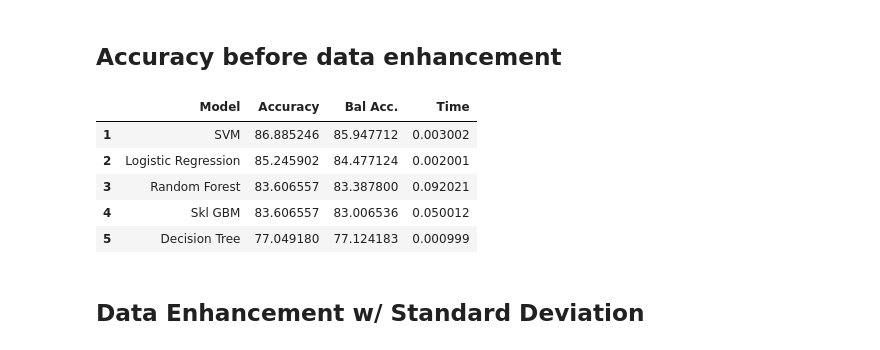
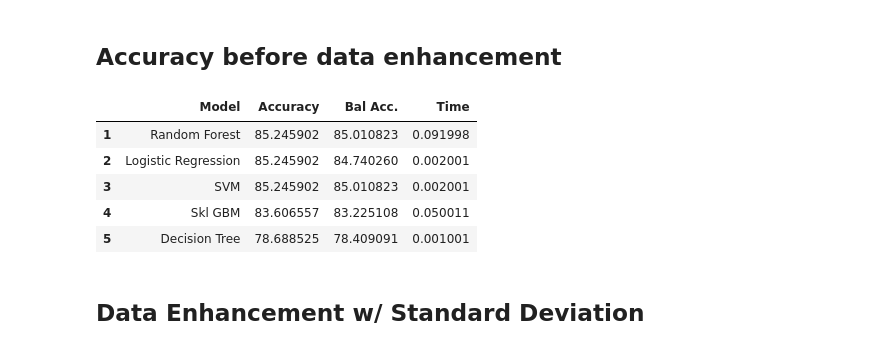
Before and after one commit to jeno-lustyik/hippocratia-challenge, a Jupyter notebook: test.ipynb, the cells around one changed output. Drawn from its saved outputs; the diff is of its cells as text; code cells hidden in the pictures.

```diff
--- a/test.ipynb
+++ b/test.ipynb
@@ -33,44 +33,44 @@ x
 # %% [markdown]
 ## Accuracy before data enhancement
 # %%
-x_train, x_test, y_train, y_test = train_test_split(x, y, test_size=0.2, random_state=0)
+x_train, x_test, y_train, y_test = train_test_split(x, y, test_size=0.2, random_state=0, stratify= y)
 
 x_train = StandardScaler().fit_transform(x_train)
 x_test = StandardScaler().fit_transform(x_test)
 
 results = pd.DataFrame({'Model': [], 'Accuracy': [], 'Bal Acc.': [], 'Time': []})
 
 classifiers = {
     "Decision Tree": DecisionTreeClassifier(),
-    "Random Forest": RandomForestClassifier(n_estimators=100),
-    "Skl GBM": GradientBoostingClassifier(n_estimators=100),
+    "Random Forest": RandomForestClassifier(),
+    "Skl GBM": GradientBoostingClassifier(),
     "Logistic Regression": LogisticRegression(),
     "SVM": SVC()
 }
 
 for model_name, model in classifiers.items():
     start_time = time.time()
     model.fit(x_train, y_train)
     pred = model.predict(x_test)
 
     total_time = time.time() - start_time
 
     results = results.append({"Model": model_name,
                               "Accuracy": metrics.accuracy_score(y_test, pred) * 100,
                               "Bal Acc.": metrics.balanced_accuracy_score(y_test, pred) * 100,
                               "Time": total_time},
                              ignore_index=True)
 
 results_ord = results.sort_values(by=['Accuracy'], ascending=False, ignore_index=True)
 results_ord.index += 1
 results_ord.style.bar(subset=['Accuracy', 'Bal Acc.'], vmin=0, vmax=100, color='#5fba7d')
 # %% [output]
 |  | Model | Accuracy | Bal Acc. | Time |
-| 1 | SVM | 86.885246 | 85.947712 | 0.003002 |
-| 2 | Logistic Regression | 85.245902 | 84.477124 | 0.002001 |
-| 3 | Random Forest | 83.606557 | 83.387800 | 0.092021 |
-| 4 | Skl GBM | 83.606557 | 83.006536 | 0.050012 |
-| 5 | Decision Tree | 77.049180 | 77.124183 | 0.000999 |
+| 1 | Random Forest | 85.245902 | 85.010823 | 0.091998 |
+| 2 | Logistic Regression | 85.245902 | 84.740260 | 0.002001 |
+| 3 | SVM | 85.245902 | 85.010823 | 0.002001 |
+| 4 | Skl GBM | 83.606557 | 83.225108 | 0.050011 |
+| 5 | Decision Tree | 78.688525 | 78.409091 | 0.001001 |
 # %% [markdown]
 ## Data Enhancement w/ Standard Deviation
 # %%
```
Also changed, not shown: parts of 8 cells of this notebook.
